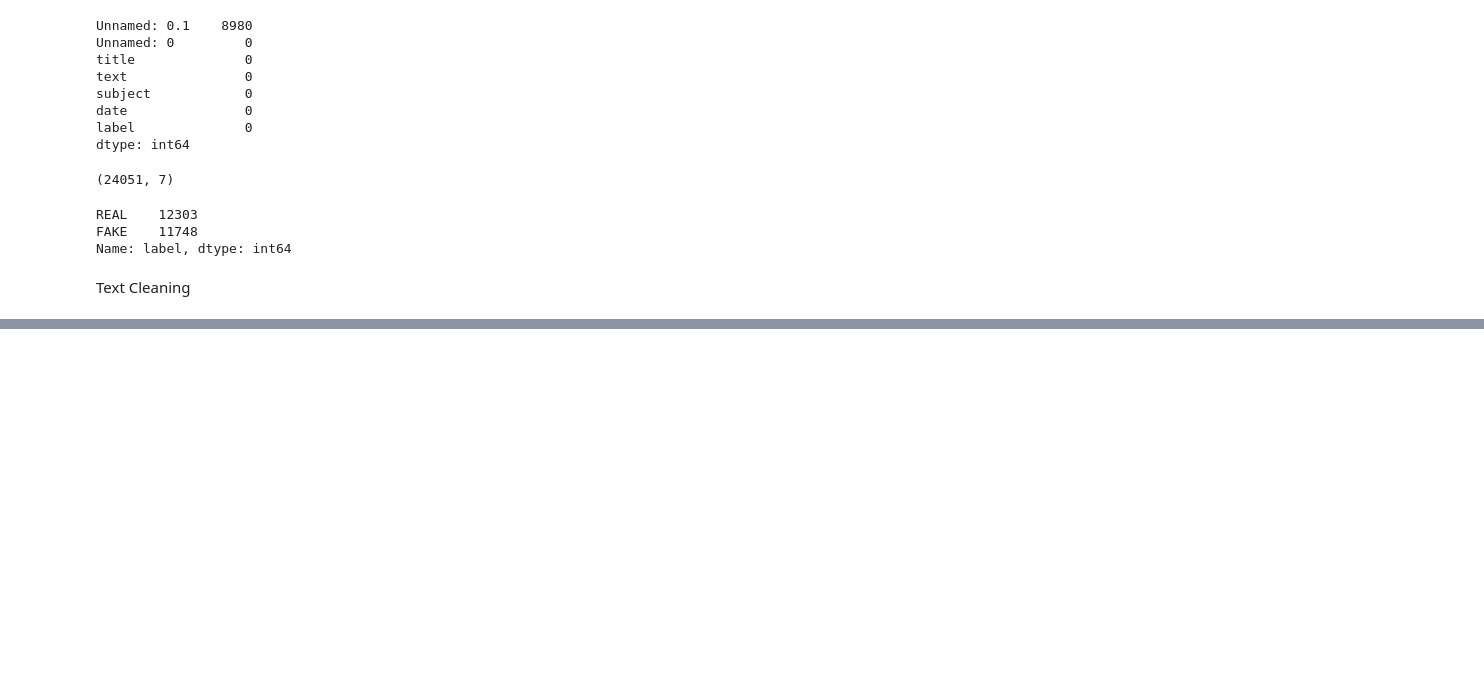
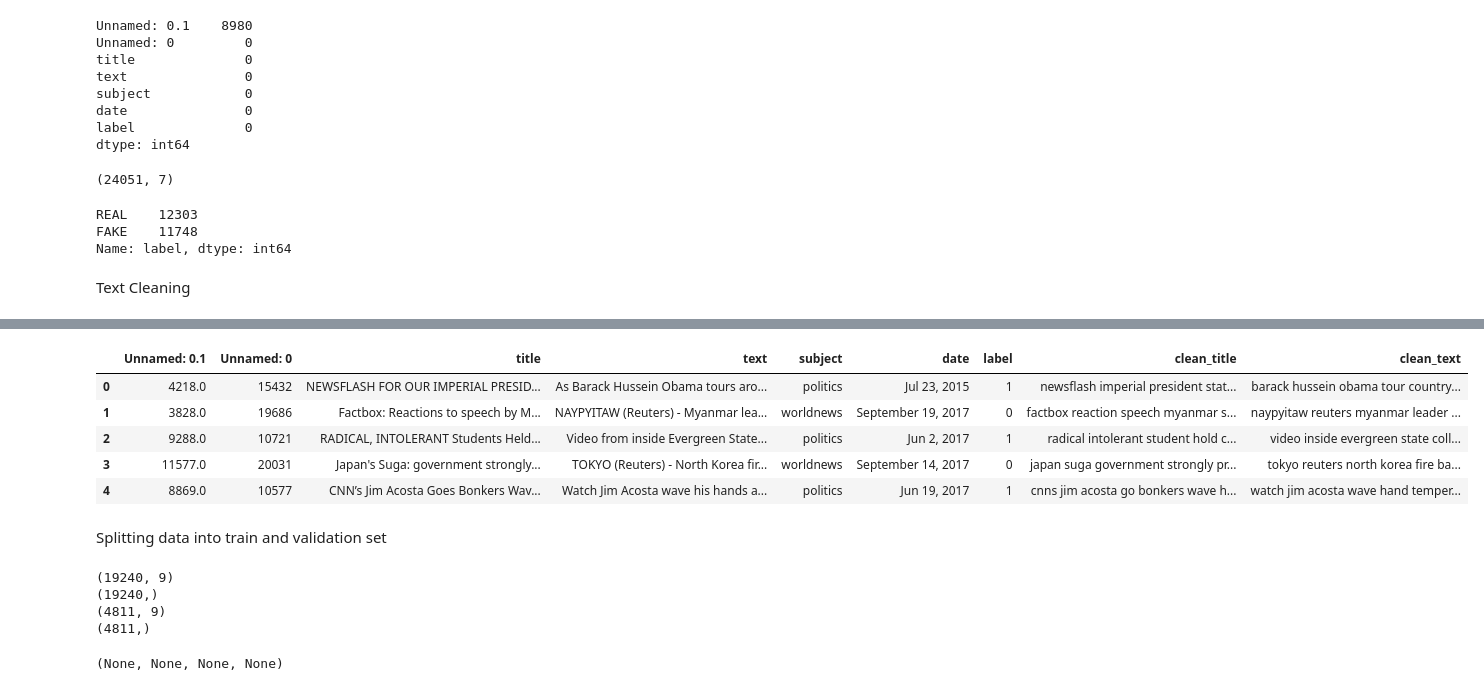
Before and after one commit to Purity-E/project_mlopszoomcamp, a Jupyter notebook: notebook.ipynb, the cells around one changed output, grey strips where cells are left out. Saved outputs shown, nothing was run; the diff lists cells and outputs as text; code cells hidden in the pictures; blank space fills up the shorter version.

```diff
--- a/notebook.ipynb
+++ b/notebook.ipynb
@@ -82,0 +160,13 @@ Text Cleaning
+# %%
+# turning the label to int
+df['label'] = (df.label == 'FAKE').astype(int)
+df.head()
+# %% [output]
+|  | Unnamed: 0.1 | Unnamed: 0 | title | text | subject | date | label | clean_title | clean_text |
+| 0 | 4218.0 | 15432 | NEWSFLASH FOR OUR IMPERIAL PRESID... | As Barack Hussein Obama tours aro... | politics | Jul 23, 2015 | 1 | newsflash imperial president stat... | barack hussein obama tour country... |
+| 1 | 3828.0 | 19686 | Factbox: Reactions to speech by M... | NAYPYITAW (Reuters) - Myanmar lea... | worldnews | September 19, 2017 | 0 | factbox reaction speech myanmar s... | naypyitaw reuters myanmar leader ... |
+| 2 | 9288.0 | 10721 | RADICAL, INTOLERANT Students Held... | Video from inside Evergreen State... | politics | Jun 2, 2017 | 1 | radical intolerant student hold c... | video inside evergreen state coll... |
+| 3 | 11577.0 | 20031 | Japan's Suga: government strongly... | TOKYO (Reuters) - North Korea fir... | worldnews | September 14, 2017 | 0 | japan suga government strongly pr... | tokyo reuters north korea fire ba... |
+| 4 | 8869.0 | 10577 | CNN’s Jim Acosta Goes Bonkers Wav... | Watch Jim Acosta wave his hands a... | politics | Jun 19, 2017 | 1 | cnns jim acosta go bonkers wave h... | watch jim acosta wave hand temper... |
+# %% [markdown]
+Splitting data into train and validation set
@@ -82,0 +180,8 @@ Text Cleaning
+# %%
+print(df_train.shape), print(y_train.shape), print(df_val.shape), print(y_val.shape)
+# %% [output]
+(19240, 9)
+(19240,)
+(4811, 9)
+(4811,)
+(None, None, None, None)
```
Also changed, not shown: parts of 10 cells of this notebook.
